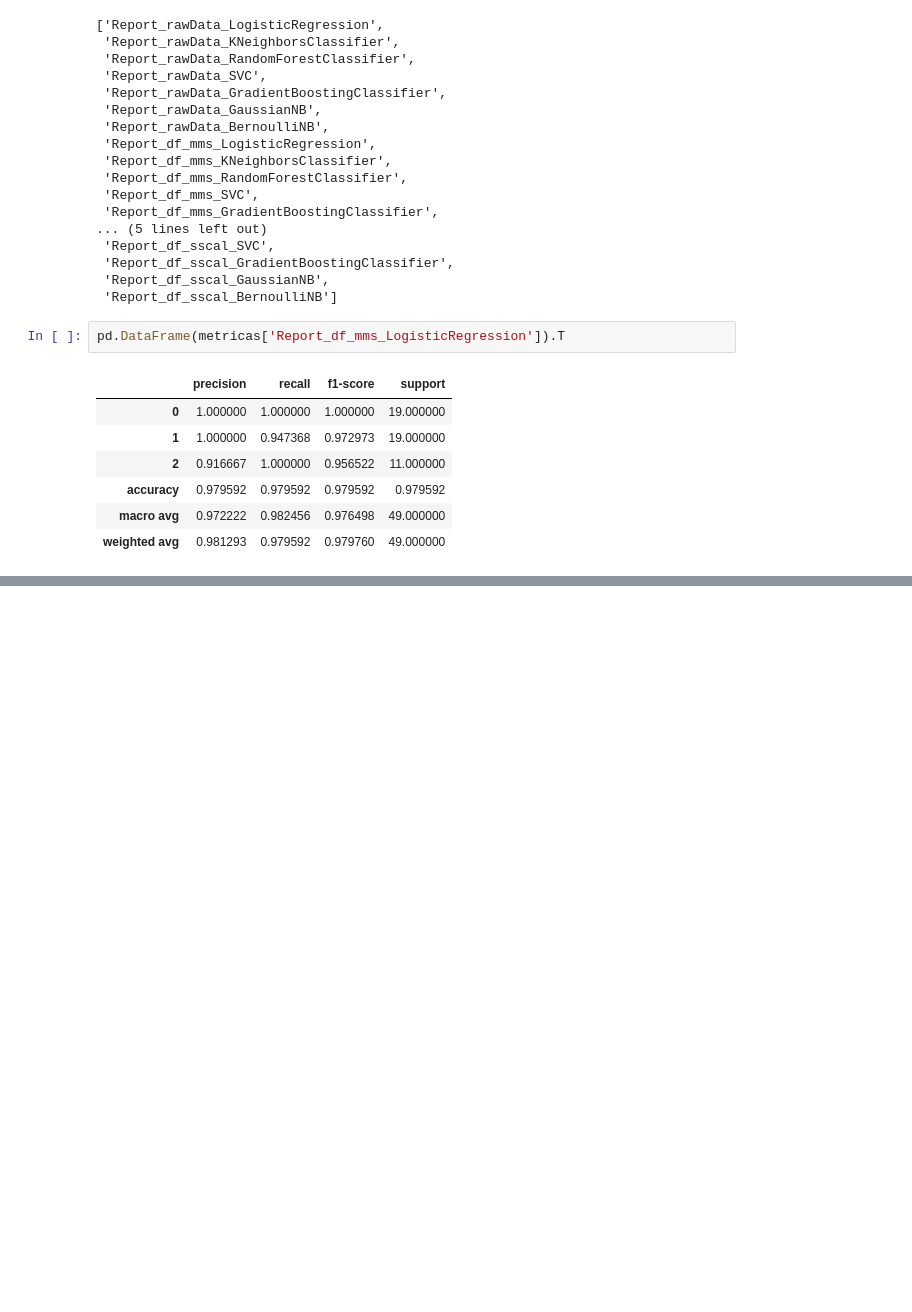
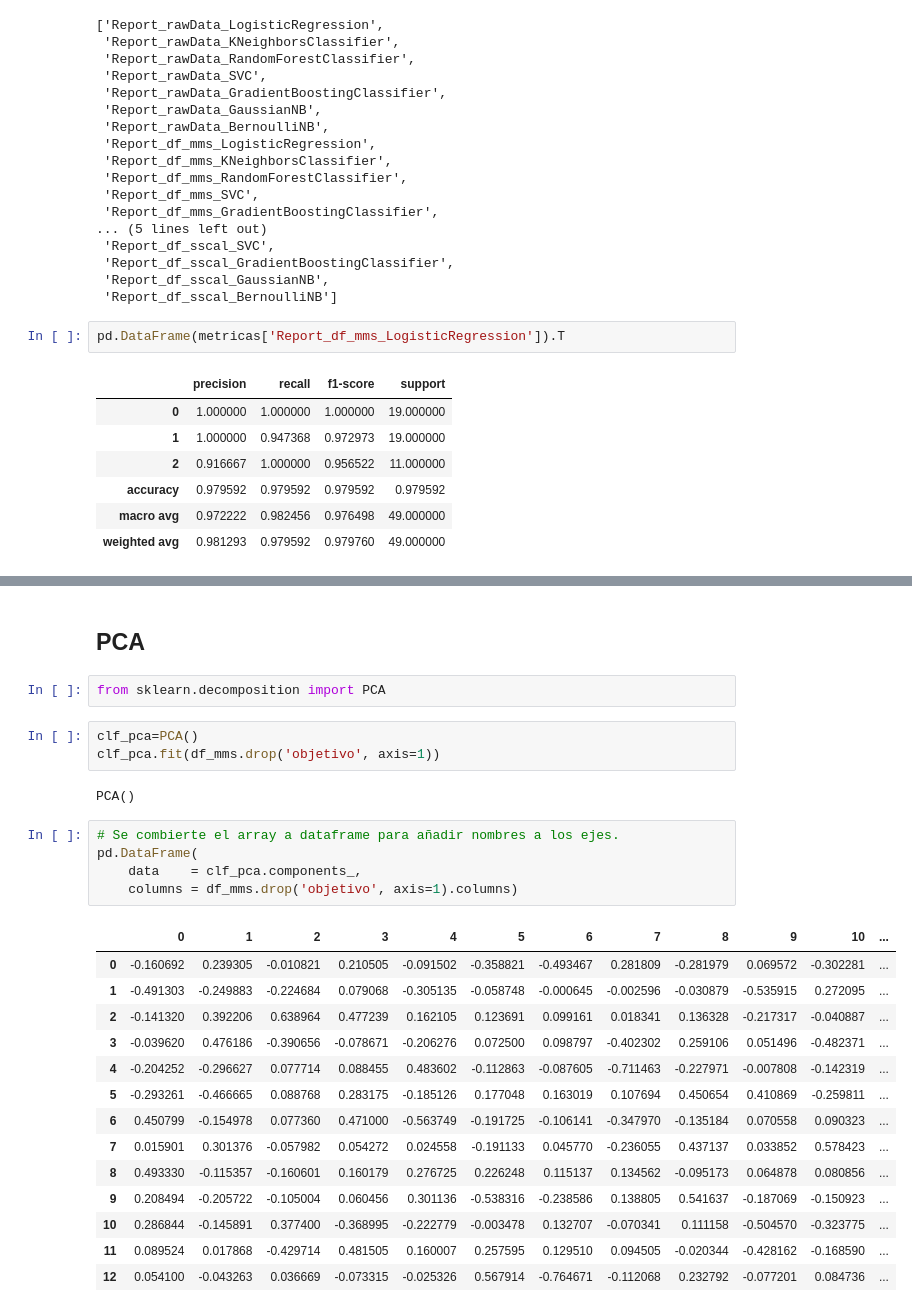
Before and after one commit to georaiser/DataScienceKibernum, a Jupyter notebook: Wine/Wine.ipynb, the cells around one changed output, grey strips where cells are left out. Saved outputs shown, nothing was run; the diff lists cells and outputs as text; blank space fills up the shorter version.

```diff
--- a/Wine/Wine.ipynb
+++ b/Wine/Wine.ipynb
@@ -522,0 +523,29 @@ ax.set_title("plot_decision_regions() de mlxtend");
+# %% [markdown]
+## PCA
+# %%
+from sklearn.decomposition import PCA
+# %%
+clf_pca=PCA()
+clf_pca.fit(df_mms.drop('objetivo', axis=1))
+# %% [output]
+PCA()
+# %%
+# Se combierte el array a dataframe para añadir nombres a los ejes.
+pd.DataFrame(
+    data    = clf_pca.components_,
+    columns = df_mms.drop('objetivo', axis=1).columns)
+# %% [output]
+|  | 0 | 1 | 2 | 3 | 4 | 5 | 6 | 7 | 8 | 9 | 10 | ... |
+| 0 | -0.160692 | 0.239305 | -0.010821 | 0.210505 | -0.091502 | -0.358821 | -0.493467 | 0.281809 | -0.281979 | 0.069572 | -0.302281 | ... |
+| 1 | -0.491303 | -0.249883 | -0.224684 | 0.079068 | -0.305135 | -0.058748 | -0.000645 | -0.002596 | -0.030879 | -0.535915 | 0.272095 | ... |
+| 2 | -0.141320 | 0.392206 | 0.638964 | 0.477239 | 0.162105 | 0.123691 | 0.099161 | 0.018341 | 0.136328 | -0.217317 | -0.040887 | ... |
+| 3 | -0.039620 | 0.476186 | -0.390656 | -0.078671 | -0.206276 | 0.072500 | 0.098797 | -0.402302 | 0.259106 | 0.051496 | -0.482371 | ... |
+| 4 | -0.204252 | -0.296627 | 0.077714 | 0.088455 | 0.483602 | -0.112863 | -0.087605 | -0.711463 | -0.227971 | -0.007808 | -0.142319 | ... |
+| 5 | -0.293261 | -0.466665 | 0.088768 | 0.283175 | -0.185126 | 0.177048 | 0.163019 | 0.107694 | 0.450654 | 0.410869 | -0.259811 | ... |
+| 6 | 0.450799 | -0.154978 | 0.077360 | 0.471000 | -0.563749 | -0.191725 | -0.106141 | -0.347970 | -0.135184 | 0.070558 | 0.090323 | ... |
+| 7 | 0.015901 | 0.301376 | -0.057982 | 0.054272 | 0.024558 | -0.191133 | 0.045770 | -0.236055 | 0.437137 | 0.033852 | 0.578423 | ... |
+| 8 | 0.493330 | -0.115357 | -0.160601 | 0.160179 | 0.276725 | 0.226248 | 0.115137 | 0.134562 | -0.095173 | 0.064878 | 0.080856 | ... |
+| 9 | 0.208494 | -0.205722 | -0.105004 | 0.060456 | 0.301136 | -0.538316 | -0.238586 | 0.138805 | 0.541637 | -0.187069 | -0.150923 | ... |
+| 10 | 0.286844 | -0.145891 | 0.377400 | -0.368995 | -0.222779 | -0.003478 | 0.132707 | -0.070341 | 0.111158 | -0.504570 | -0.323775 | ... |
+| 11 | 0.089524 | 0.017868 | -0.429714 | 0.481505 | 0.160007 | 0.257595 | 0.129510 | 0.094505 | -0.020344 | -0.428162 | -0.168590 | ... |
+| 12 | 0.054100 | -0.043263 | 0.036669 | -0.073315 | -0.025326 | 0.567914 | -0.764671 | -0.112068 | 0.232792 | -0.077201 | 0.084736 | ... |
```
Also changed, not shown: parts of 5 cells of this notebook.
